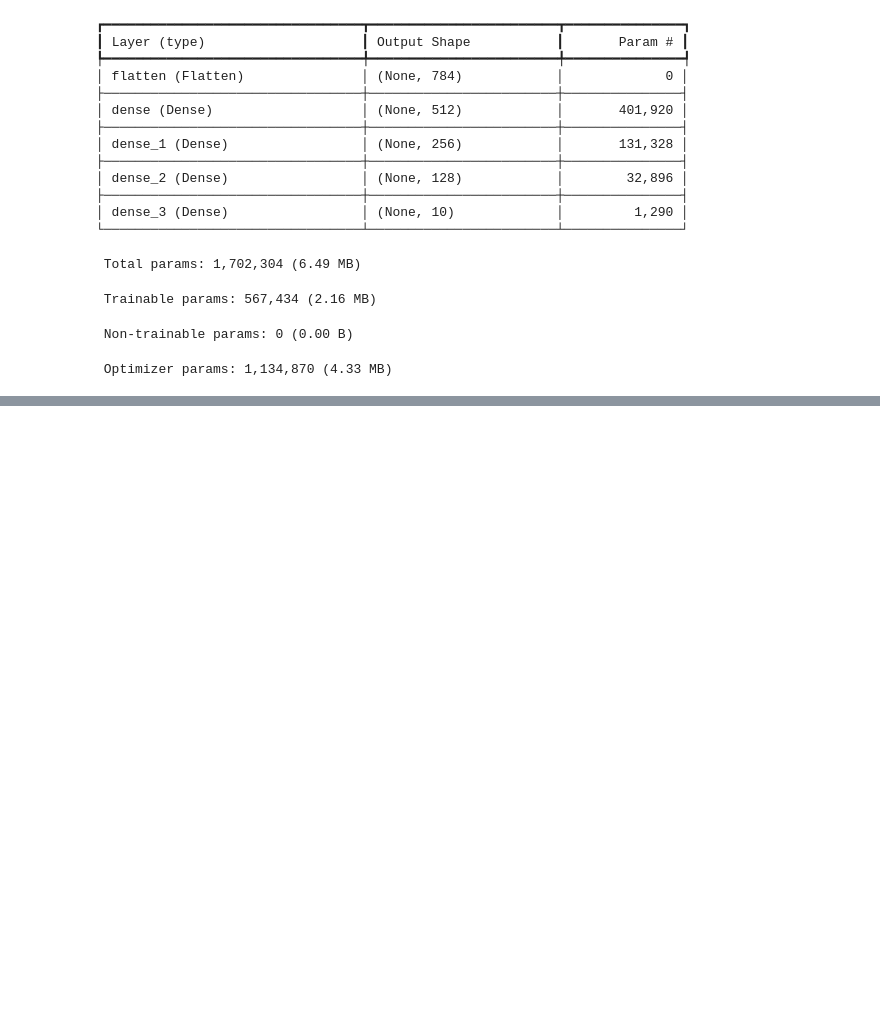
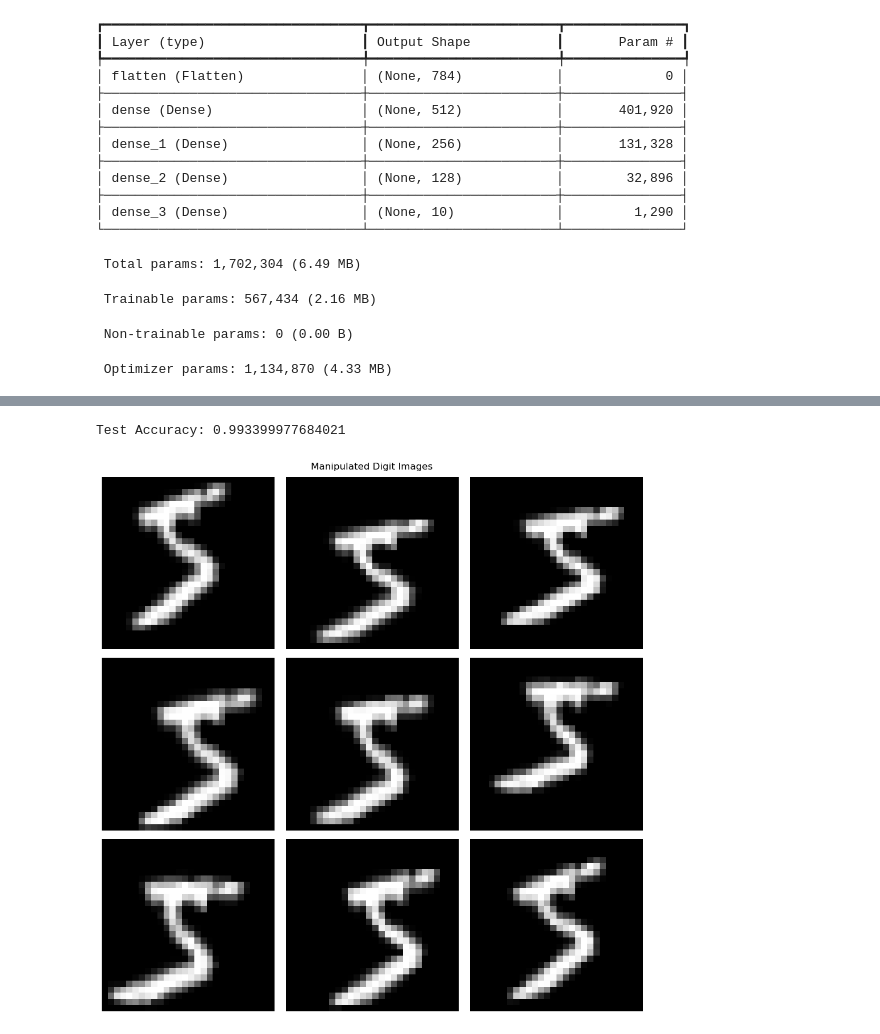
Before and after one commit to maryschindler/MNIST_2024, a Jupyter notebook: MNIST_Modeling.ipynb, the cells around one changed output, grey strips where cells are left out. Cells and saved outputs as stored; diff of their text form; code cells hidden in the pictures; blank space fills up the shorter version.

```diff
--- a/MNIST_Modeling.ipynb
+++ b/MNIST_Modeling.ipynb
@@ -190,0 +222,15 @@ plt.show()
+# %%
+# Create an instance of the ImageDataGenerator class with the desired transformations
+datagen = ImageDataGenerator(rotation_range = 10          # Randomly rotate images by up to 10 degrees
+                             , zoom_range = 0.1           # Randomly zoom in on images by up to 10%
+                             , width_shift_range = 0.1    # Randomly shift images horizontally by up to 10% of the width
+                             , height_shift_range = 0.1   # Randomly shift images vertically by up to 10% of the height
+                            )
+
+# Fit the ImageDataGenerator to the training data
+datagen.fit(X_train)
+
+# Use the augmented data generator to train the model
+history = model.fit(datagen.flow(X_train, y_train, batch_size = 32)
+                    , epochs = 20
+                    , validation_data = (X_test, y_test))
@@ -190,0 +257,24 @@ plt.show()
+# %%
+print(f'Test Accuracy: {accuracy}')
+#crazy random state
+# %% [output]
+Test Accuracy: 0.993399977684021
+# %%
+# Create a figure to display the images
+plt.figure(figsize = (10, 10))
+
+# Select a random image from the training set
+sample_image = X_train[0]
+
+# Generate augmented images and display them
+for i in range(9):
+    augmented_image = datagen.random_transform(sample_image)
+    plt.suptitle('Manipulated Digit Images')
+    plt.subplot(3, 3, i + 1)
+    plt.imshow(augmented_image.squeeze(), cmap='gray')
+    plt.axis('off')
+    plt.tight_layout()
+
+plt.show()
+# %% [output]
+[figure, added]
```
Also changed, not shown: parts of 26 cells of this notebook.
